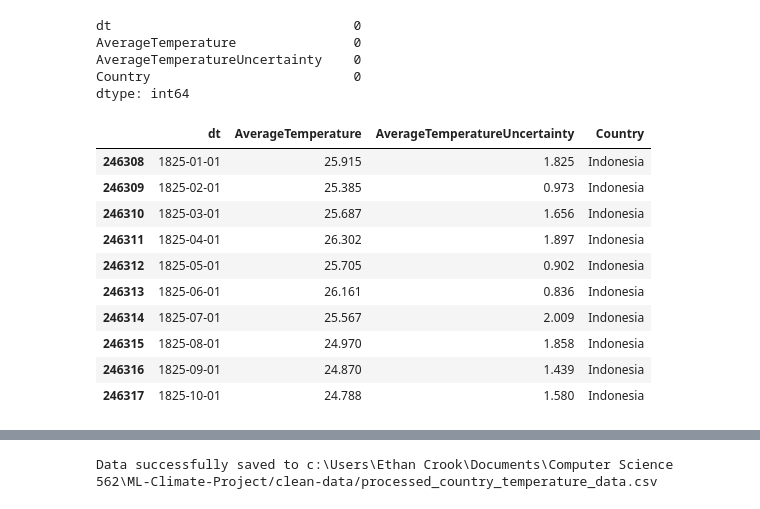
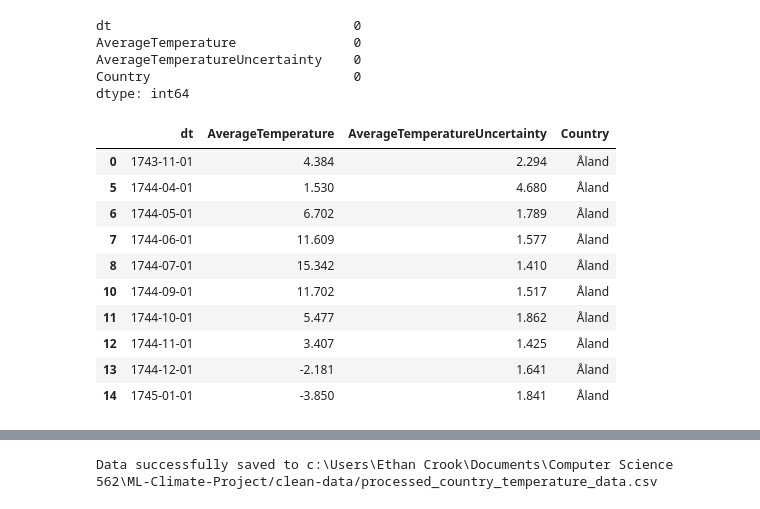
Before and after one commit to unc-ml-climate-project/ML-Climate-Project, a Jupyter notebook: cleaning-notebooks/country_temperature.ipynb, the cells around one changed output, grey strips where cells are left out. Cells and saved outputs as stored; diff of their text form; code cells hidden in the pictures.

```diff
--- a/cleaning-notebooks/country_temperature.ipynb
+++ b/cleaning-notebooks/country_temperature.ipynb
@@ -13,27 +13,26 @@ project_root = os.getcwd()
 sys.path.append(os.path.abspath(project_root))
 # %%
 dc: DataCleaner = DataCleaner(project_root + '/raw-data/GlobalLandTemperaturesByCountry.csv')
-dc.filter_by_column(column='Country', value='Indonesia')
 dc.handle_missing(column='AverageTemperature', strategy='drop')
 print(dc.count_missing_values())
 dc.preview(10)
 # %% [output]
 dt                               0
 AverageTemperature               0
 AverageTemperatureUncertainty    0
 Country                          0
 dtype: int64
 |  | dt | AverageTemperature | AverageTemperatureUncertainty | Country |
-| 246308 | 1825-01-01 | 25.915 | 1.825 | Indonesia |
-| 246309 | 1825-02-01 | 25.385 | 0.973 | Indonesia |
-| 246310 | 1825-03-01 | 25.687 | 1.656 | Indonesia |
-| 246311 | 1825-04-01 | 26.302 | 1.897 | Indonesia |
-| 246312 | 1825-05-01 | 25.705 | 0.902 | Indonesia |
-| 246313 | 1825-06-01 | 26.161 | 0.836 | Indonesia |
-| 246314 | 1825-07-01 | 25.567 | 2.009 | Indonesia |
-| 246315 | 1825-08-01 | 24.970 | 1.858 | Indonesia |
-| 246316 | 1825-09-01 | 24.870 | 1.439 | Indonesia |
-| 246317 | 1825-10-01 | 24.788 | 1.580 | Indonesia |
+| 0 | 1743-11-01 | 4.384 | 2.294 | Åland |
+| 5 | 1744-04-01 | 1.530 | 4.680 | Åland |
+| 6 | 1744-05-01 | 6.702 | 1.789 | Åland |
+| 7 | 1744-06-01 | 11.609 | 1.577 | Åland |
+| 8 | 1744-07-01 | 15.342 | 1.410 | Åland |
+| 10 | 1744-09-01 | 11.702 | 1.517 | Åland |
+| 11 | 1744-10-01 | 5.477 | 1.862 | Åland |
+| 12 | 1744-11-01 | 3.407 | 1.425 | Åland |
+| 13 | 1744-12-01 | -2.181 | 1.641 | Åland |
+| 14 | 1745-01-01 | -3.850 | 1.841 | Åland |
 # %%
 # Drop unneeded columns
 columns_to_drop = ['AverageTemperatureUncertainty']
```
Also changed, not shown: parts of 5 cells of this notebook, 3 other files.
